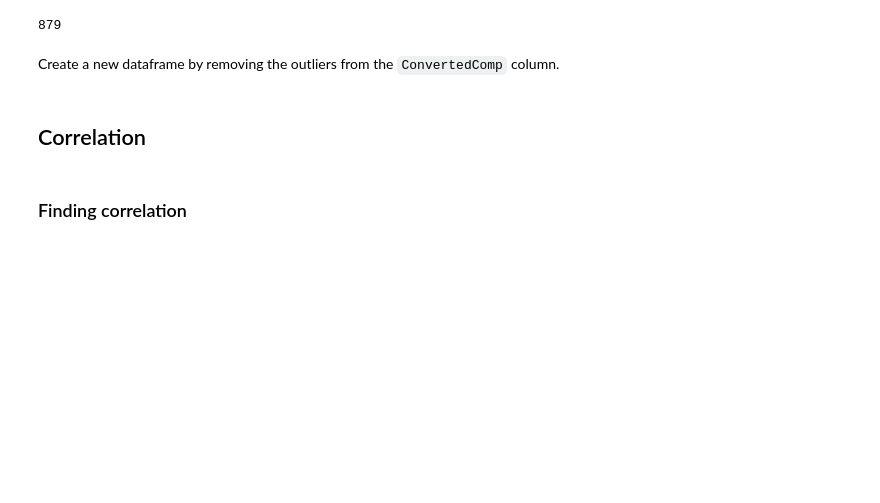
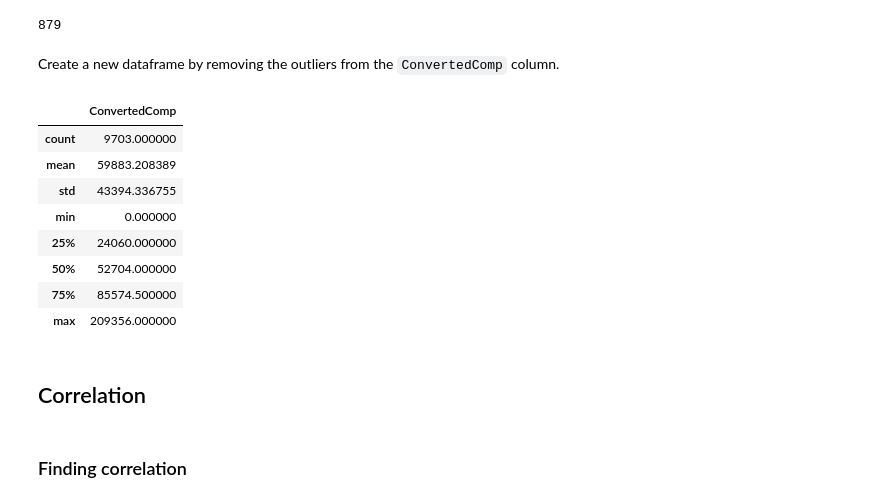
Before and after one commit to Phil-T1/ibm-data-analyst-capstone, a Jupyter notebook: Wk 3 - EDA/Wk 3 - Lab 1 - M3ExploratoryDataAnalysis-lab.ipynb, the cells around one changed output. Drawn from its saved outputs; the diff is of its cells as text; code cells hidden in the pictures; blank space fills up the shorter version.

```diff
--- a/Wk 3 - EDA/Wk 3 - Lab 1 - M3ExploratoryDataAnalysis-lab.ipynb
+++ b/Wk 3 - EDA/Wk 3 - Lab 1 - M3ExploratoryDataAnalysis-lab.ipynb
@@ -154,6 +160,19 @@ outliers
 Create a new dataframe by removing the outliers from the `ConvertedComp` column.
 # %%
 df = df.loc[df['ConvertedComp'].between(lb, ub, inclusive='both')]
+
+# Find new ConvertedComp stats
+df[['ConvertedComp']].describe()
+# %% [output]
+|  | ConvertedComp |
+| count | 9703.000000 |
+| mean | 59883.208389 |
+| std | 43394.336755 |
+| min | 0.000000 |
+| 25% | 24060.000000 |
+| 50% | 52704.000000 |
+| 75% | 85574.500000 |
+| max | 209356.000000 |
 # %% [markdown]
 ## Correlation
 # %% [markdown]
```
Also changed, not shown: parts of 2 cells of this notebook.
